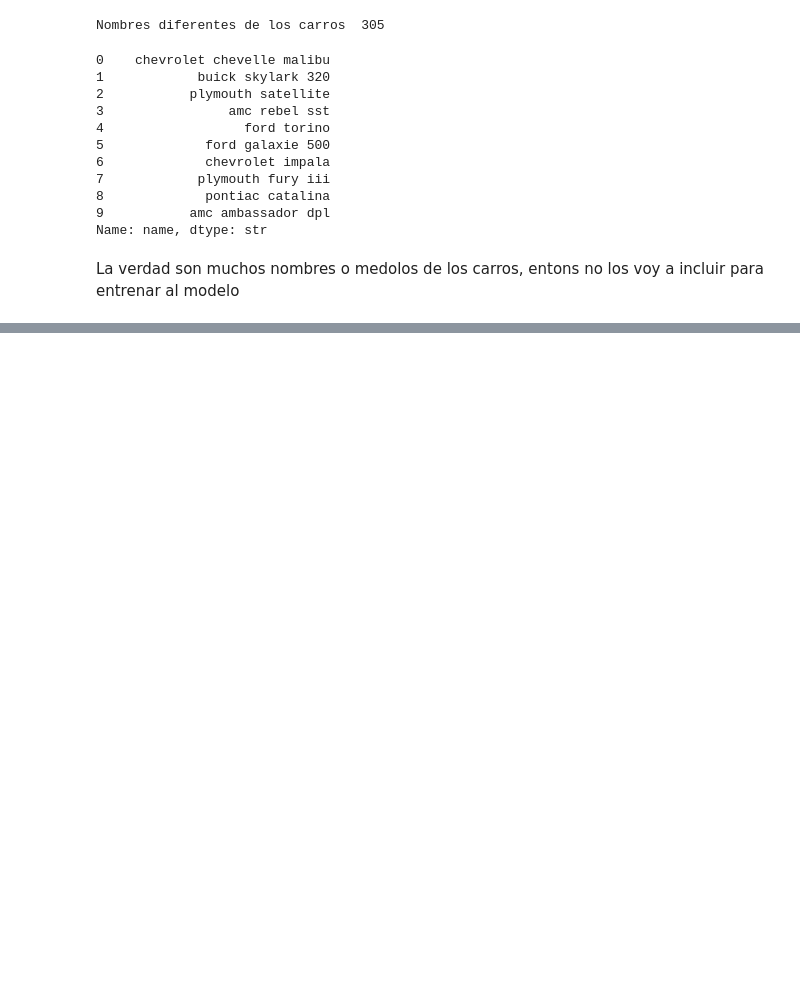
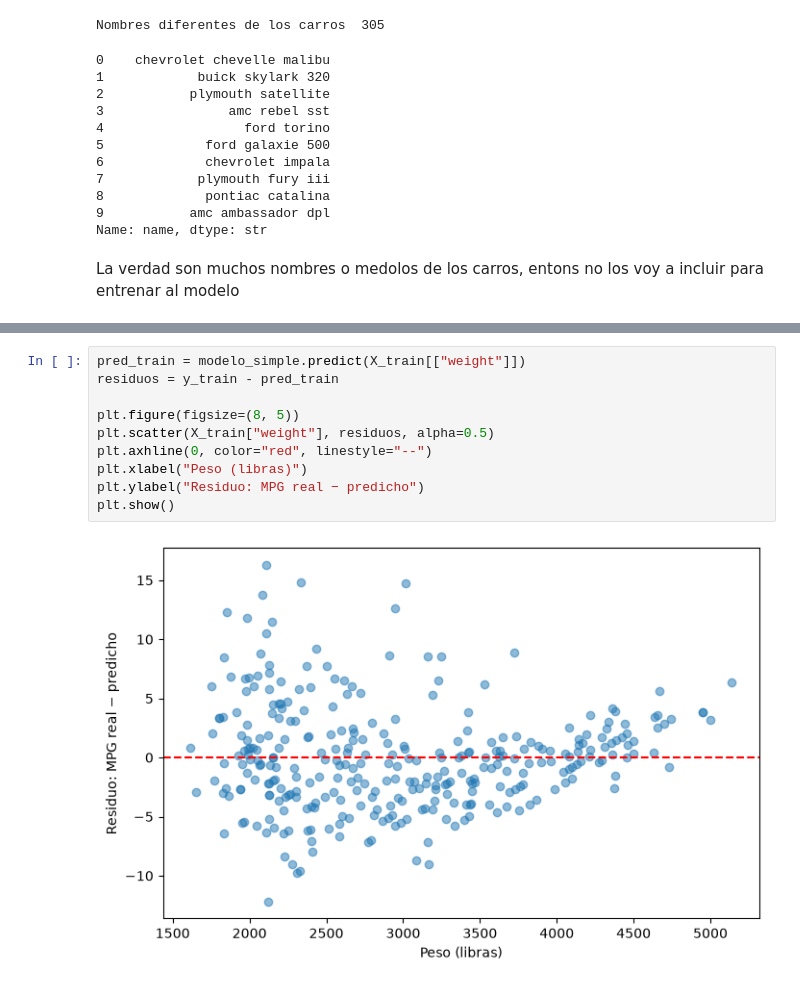
Before and after one commit to ChildishTitan90/ml-course, a Jupyter notebook: workspace/my_exercises/chapter_05/02_actividad_mpg_regresion.ipynb, the cells around one changed output, grey strips where cells are left out. Drawn from its saved outputs; the diff is of its cells as text; blank space fills up the shorter version.

```diff
--- a/workspace/my_exercises/chapter_05/02_actividad_mpg_regresion.ipynb
+++ b/workspace/my_exercises/chapter_05/02_actividad_mpg_regresion.ipynb
@@ -165,0 +225,12 @@ La verdad son muchos nombres o medolos de los carros, entons no los voy a inclui
+# %%
+pred_train = modelo_simple.predict(X_train[["weight"]])
+residuos = y_train - pred_train
+
+plt.figure(figsize=(8, 5))
+plt.scatter(X_train["weight"], residuos, alpha=0.5)
+plt.axhline(0, color="red", linestyle="--")
+plt.xlabel("Peso (libras)")
+plt.ylabel("Residuo: MPG real − predicho")
+plt.show()
+# %% [output]
+[figure, added]
```
Also changed, not shown: parts of 26 cells of this notebook, 3 other files.
